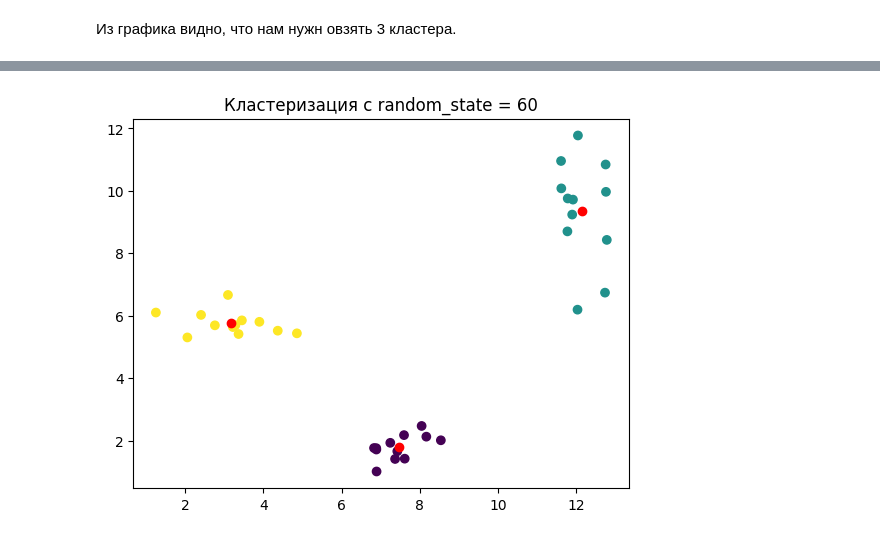
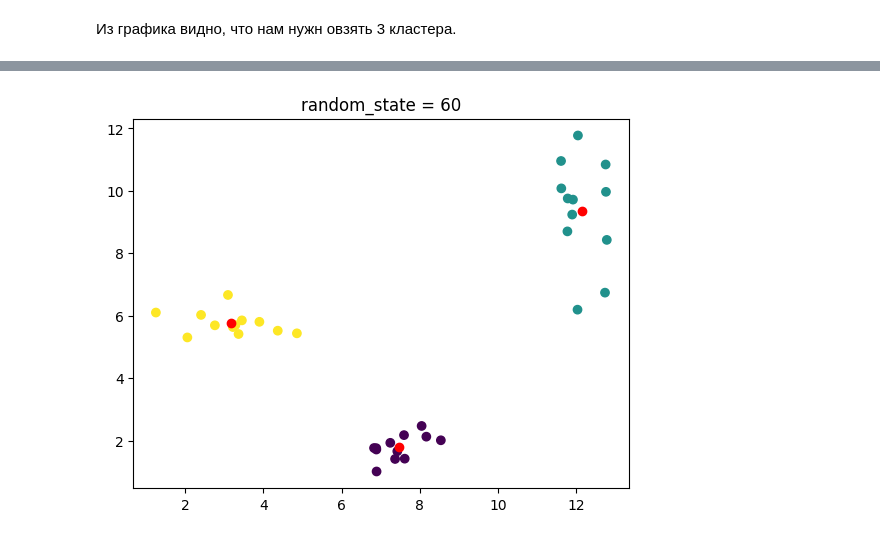
Before and after one commit to Forrward/LABbl, a Jupyter notebook: zadanie1.ipynb, the cells around one changed output, grey strips where cells are left out. Saved outputs shown, nothing was run; the diff lists cells and outputs as text; code cells hidden in the pictures.

```diff
--- a/zadanie1.ipynb
+++ b/zadanie1.ipynb
@@ -119,12 +119,12 @@ plt.show()
 # %%
 kmeans = KMeans(n_clusters=3, random_state=60, n_init="auto").fit(data)
 labels = kmeans.labels_
 centroids = kmeans.cluster_centers_
 
 #Визуализируем результаты
 plt.scatter(data[:, 0], data[:, 1], c=labels)
 plt.scatter(centroids[:, 0], centroids[:, 1], c='red', label="Центроиды")
-plt.title("Кластеризация с random_state = 60")
+plt.title("random_state = 60")
 plt.show()
 # %% [output]
-[figure, old version]
+[figure, new version]
```
Also changed, not shown: parts of 4 cells of this notebook.
